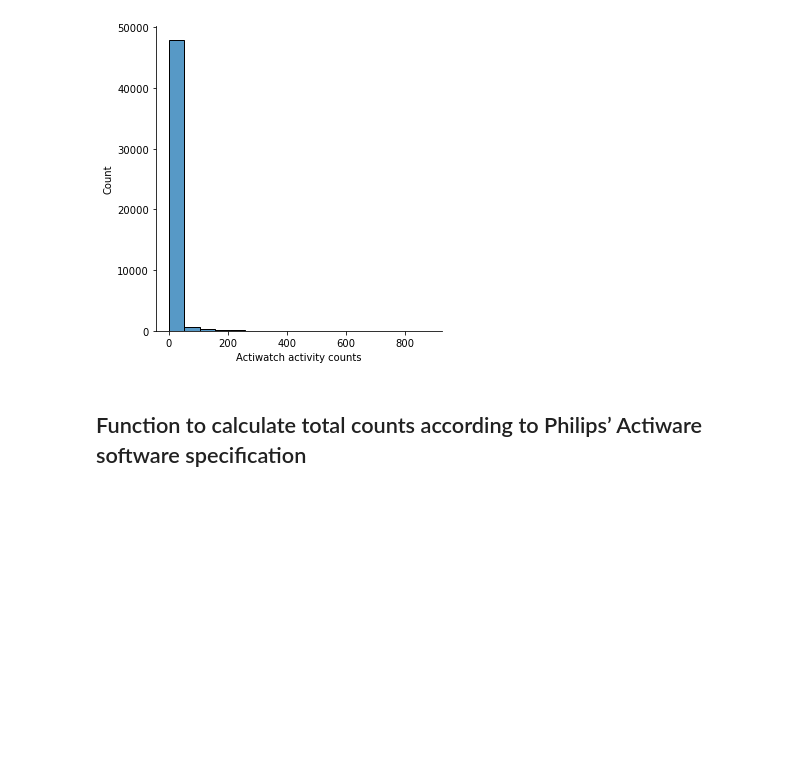
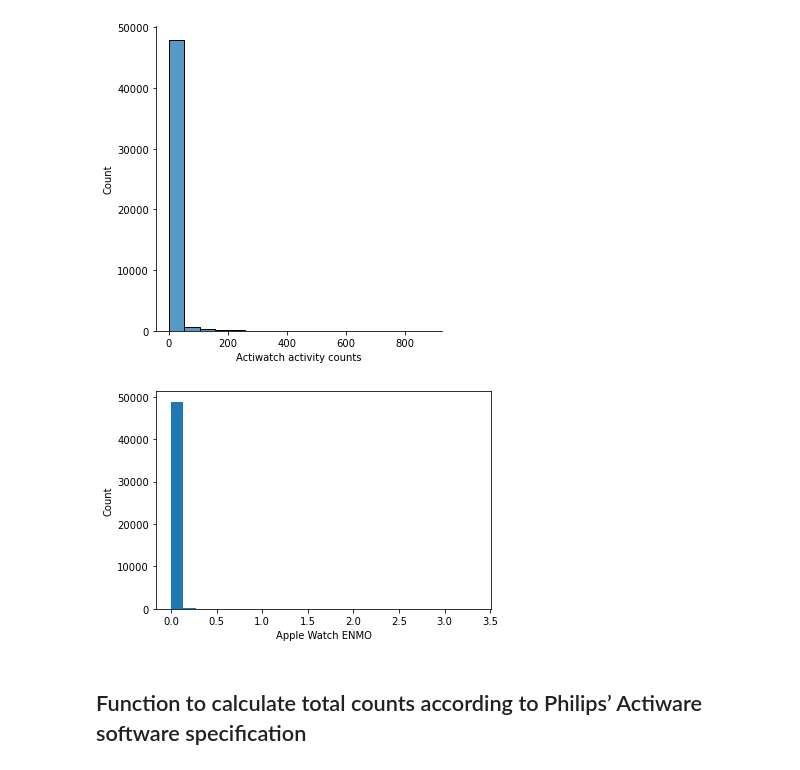
Before and after one commit to notallheroeswearcapes/ifn646_group9, a Jupyter notebook: submission.ipynb, the cells around one changed output. Cells and saved outputs as stored; diff of their text form; code cells hidden in the pictures; blank space fills up the shorter version.

Commit message:
added histogram for apple watch data

```diff
--- a/submission.ipynb
+++ b/submission.ipynb
@@ -46,6 +47,13 @@ sns.displot(full, x="Actiwatch activity counts")
 # %% [output]
 <seaborn.axisgrid.FacetGrid at 0x...>
 [figure]
+# %%
+# plot histogram of Apple Watch ENMO for the whole data set
+plt.hist(full['Apple Watch ENMO'], bins=25)
+plt.ylabel('Count')
+plt.xlabel('Apple Watch ENMO');
+# %% [output]
+[figure, added]
 # %% [markdown]
 ## Function to calculate total counts according to Philips’ Actiware software specification
 # %%
```
Also changed, not shown: parts of 1 cell of this notebook, 1 other file.
